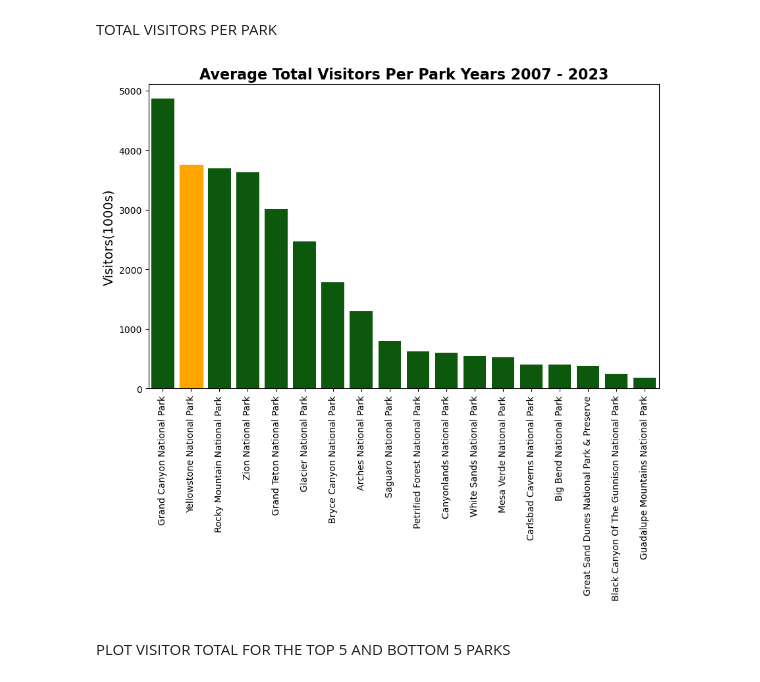
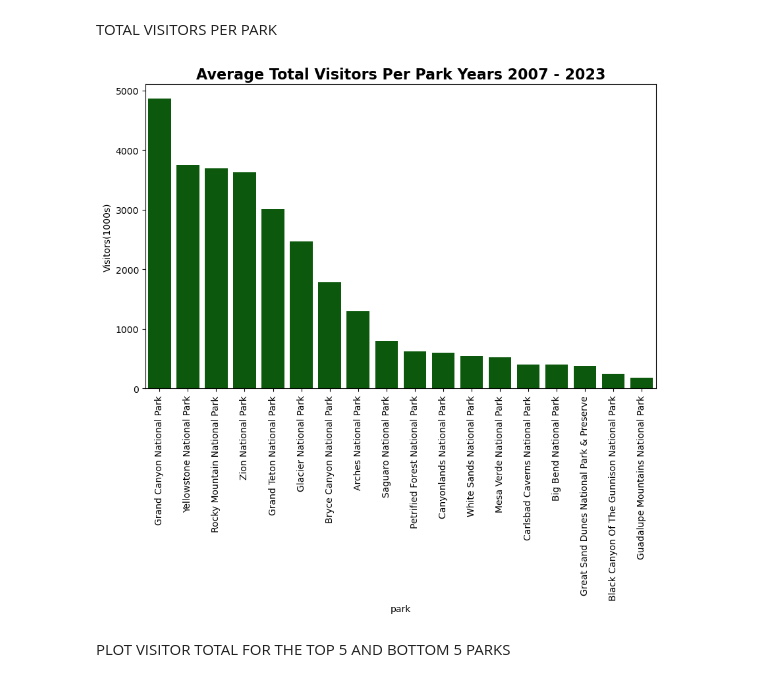
Before and after one commit to GGRAN24/Capstone_NParks, a Jupyter notebook: notebooks/Capstone(Gina).ipynb, the cells around one changed output. Saved outputs shown, nothing was run; the diff lists cells and outputs as text; code cells hidden in the pictures.

```diff
--- a/notebooks/Capstone(Gina).ipynb
+++ b/notebooks/Capstone(Gina).ipynb
@@ -471,22 +471,19 @@ TOTAL VISITORS PER PARK
 # %%
 plt.figure(figsize = (10,6))
 
 ax=sns.barplot(data =Parkpop_forgraph .sort_values('Visitors(1000s)',ascending=False),
                x = 'park',
                y = 'Visitors(1000s)', color='darkgreen',
                 errorbar=None)
-bar_to_change= 'Big Bend National Park'
-for bar in ax.patches:
-    if bar.get_x()+ bar.get_width()/2==Parkpop_forgraph.index[Parkpop_forgraph['park']== bar_to_change][0]:
-        bar.set_color('orange')
+
 
 plt.title('Average Total Visitors Per Park Years 2007 - 2023', fontsize=16, fontweight='bold')
-plt.ylabel('Visitors(1000s)', fontsize=14)
-plt.xlabel(' ')
+plt.ylabel('Visitors(1000s)')
 plt.xticks(rotation=90)
-plt.savefig('totals_bar_plot.png',bbox_inches = 'tight', transparent=True);
+plt.savefig('totals_bar_plot5.png',bbox_inches = 'tight', transparent=True)
+plt.show;
 # %% [output]
-[figure, old version]
+[figure, new version]
 # %% [markdown]
 PLOT VISITOR TOTAL FOR THE TOP 5 AND BOTTOM 5 PARKS
 # %%
```
Also changed, not shown: parts of 120 cells of this notebook, 15 other files.
